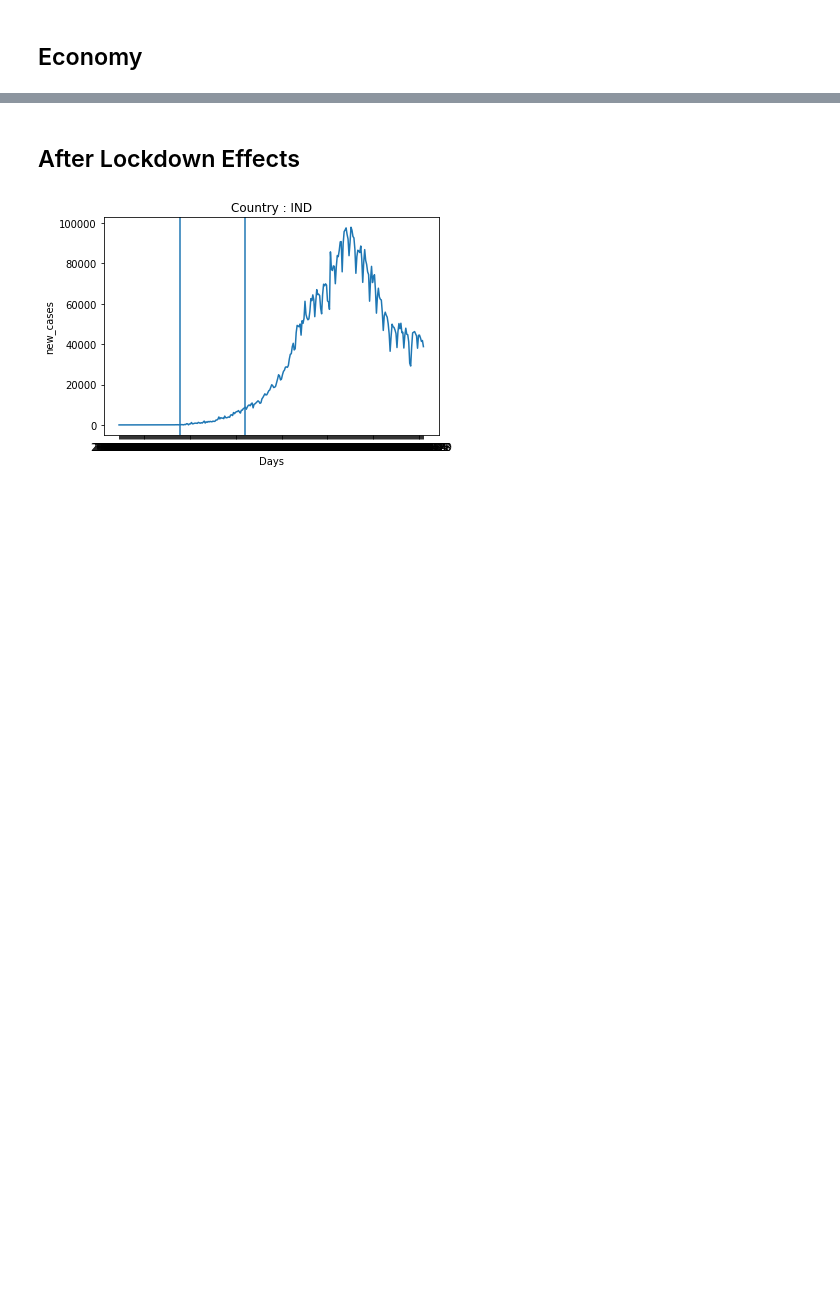
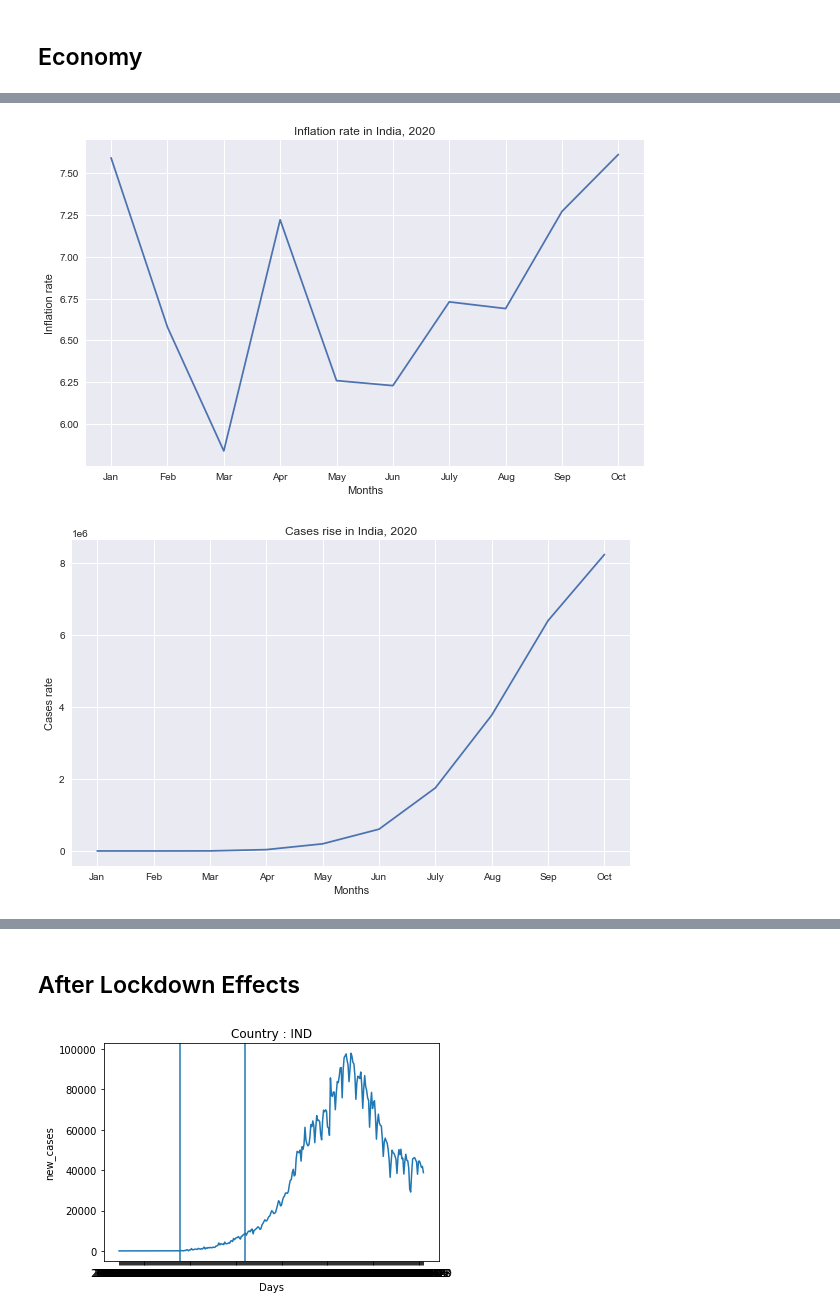
Before and after one commit to AtulSingh-Emyre/Data-Analysis-Covid-cases, a Jupyter notebook: code base/Data-analysis-COVID-19.ipynb, the cells around one changed output, grey strips where cells are left out. Saved outputs shown, nothing was run; the diff lists cells and outputs as text; code cells hidden in the pictures; blank space fills up the shorter version.

```diff
--- a/code base/Data-analysis-COVID-19.ipynb
+++ b/code base/Data-analysis-COVID-19.ipynb
@@ -222,6 +236,18 @@ def dailyKeyReturnerUsingLoc(code,key):
             total_cases_IND.append(total_cases[x])
             date_IND.append(date[x])
     return [date_IND,total_cases_IND]
+# %%
+dataCol = "b c d e f g".upper().split(" ")
+dataEconInd = {}
+for X in dataCol:
+    column = ws_economy_IND[X]
+    sample = []
+    for x in range(3,13):
+          sample.append(column[x].value)
+    dataEconInd[column[0].value] = sample
+# dataEconInd
+def economyGetter(key):
+    return dataEconInd[key]
 # %% [markdown]
 <h3> Assessing Data Consistency for JHU and OWID </h3>
 # %% [markdown]
@@ -270,6 +296,12 @@ def dayWisePlotter(x,y,figsize,xlabel,ylabel,title,MaxNLocator,xticklabels,rotat
     fig.autofmt_xdate(rotation=rotation)
     ax.plot(x,y)
     plt.show()
+
+def monthWisePlotter(x,y,figsize,xlabel,ylabel,title):
+    plt.figure(figsize=figsize)
+    ax = plt.axes(xlabel=xlabel,ylabel=ylabel,title=title)
+    ax.plot(x,y)
+    plt.show()
 # %% [markdown]
 <h2> Total cases worldwide </h2>
 # %%
@@ -510,0 +559,10 @@ Text(0.5, 1.0, 'Total cases of covid')
+# %%
+#inflation rate
+data = economyGetter("INFLATION RATE")
+
+month = ["Jan","Feb","Mar","Apr","May","Jun","July","Aug","Sep","Oct"]
+monthWisePlotter(month,data,[10,6],"Months","Inflation rate","Inflation rate in India, 2020")
+monthWisePlotter(month,dataCasesIND_month,[10,6],"Months","Cases rate","Cases rise in India, 2020")
+# %% [output]
+[figure, added]
+[figure, added]
```
Also changed, not shown: parts of 19 cells of this notebook, 4 other files.
